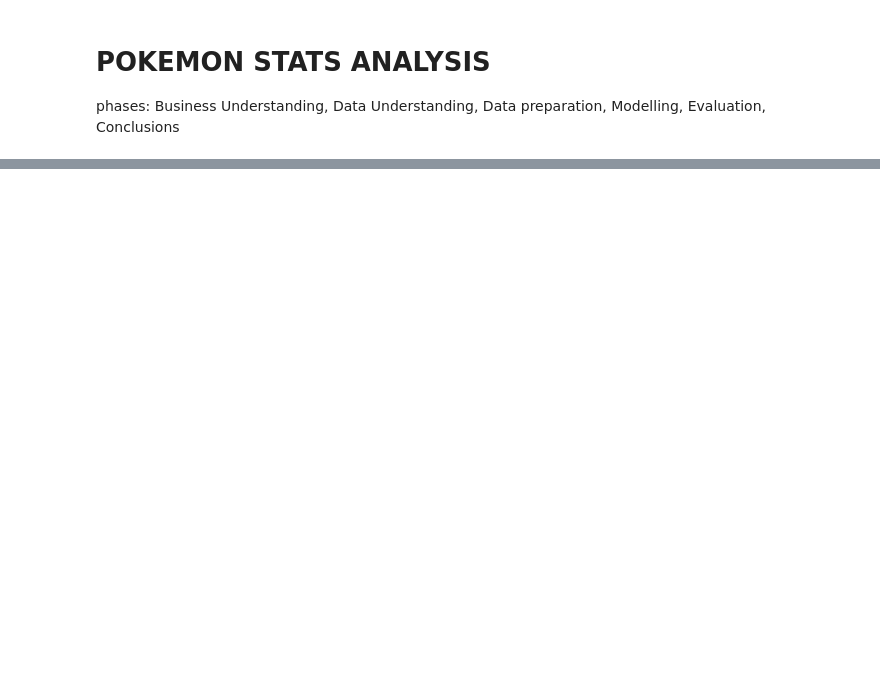
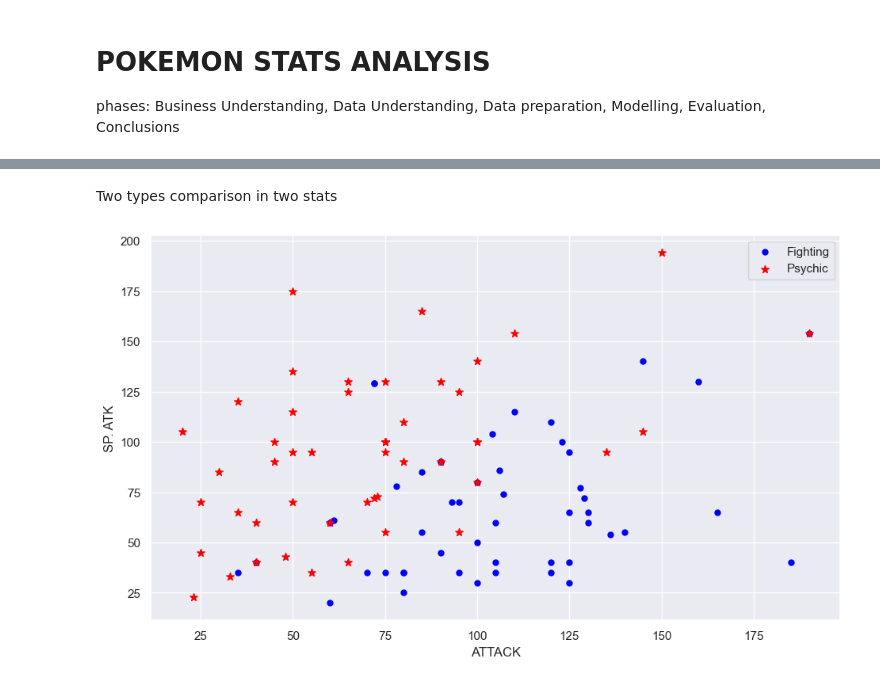
Before and after one commit to VictorGonzalezEscriba/pokemon_stats, a Jupyter notebook: notebook.ipynb, the cells around one changed output, grey strips where cells are left out. Cells and saved outputs as stored; diff of their text form; code cells hidden in the pictures; blank space fills up the shorter version.

```diff
--- a/notebook.ipynb
+++ b/notebook.ipynb
@@ -24,0 +192,31 @@ df.head(n=10)
+# %% [markdown]
+Two types comparison in two stats
+# %%
+# Selection of both types
+type_1, type_2 = "Fighting", "Psychic"
+
+# Selection of stats in uppercase
+stat_1, stat_2 = "ATTACK", "SP. ATK"
+
+# all pokemons for type 1
+df_1 = df[(df['TYPE 1']==type_1) | (df['TYPE 2']==type_1)]
+# all pokemons for type 2
+df_2 = df[(df['TYPE 1']==type_2) | (df['TYPE 2']==type_2)]
+
+
+# plot configurations
+plt.scatter(df_1[stat_1].head(50), df_1[stat_2].head(50),
+            color="Blue", label=type_1, s=25)
+
+plt.scatter(df_2[stat_1].head(50), df_2[stat_2].head(50),
+            color="Red", label=type_2, marker='*', s=50)
+
+plt.xlabel(stat_1)
+plt.ylabel(stat_2)
+plt.legend()
+plt.plot()
+fig=plt.gcf()  #get the current figure using .gcf()
+fig.set_size_inches(10,6) #set the size for the figure
+plt.show()
+# %% [output]
+[figure, added]
```
Also changed, not shown: parts of 25 cells of this notebook, 1 other file.
